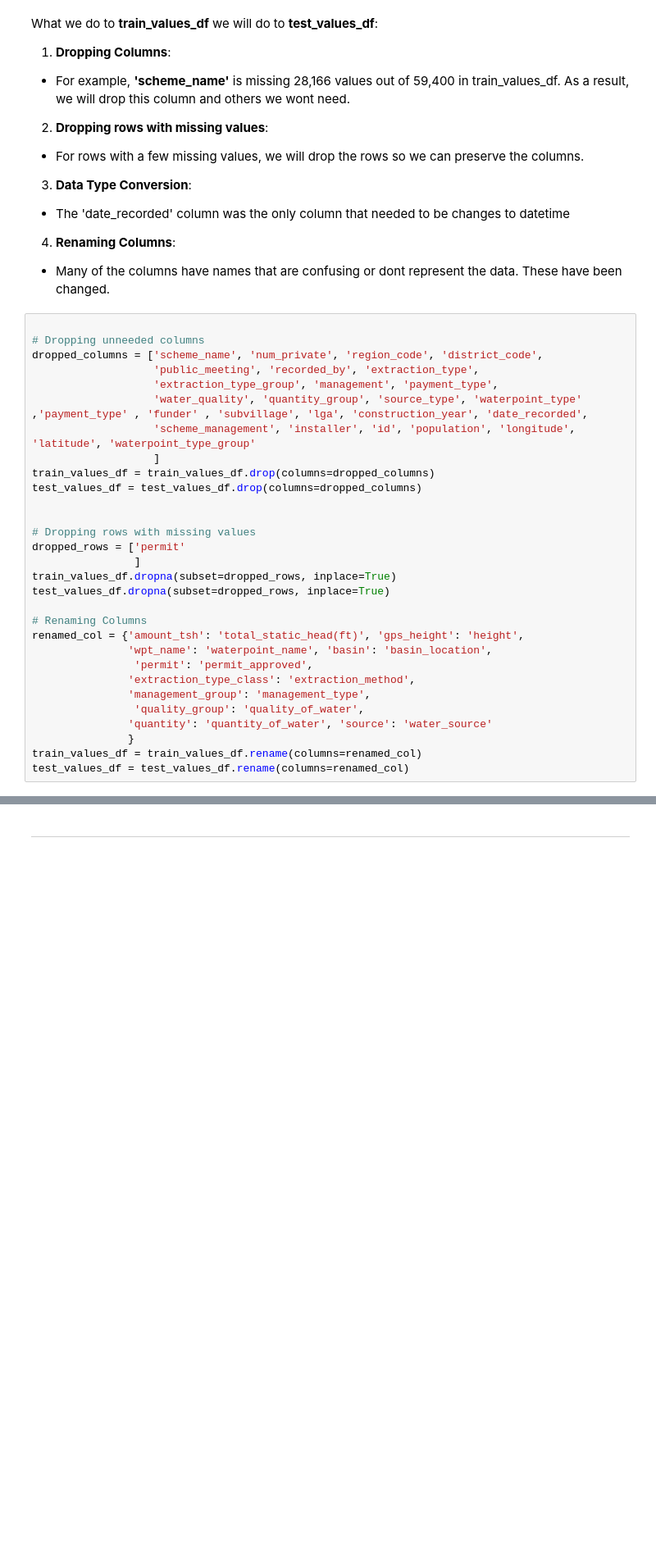
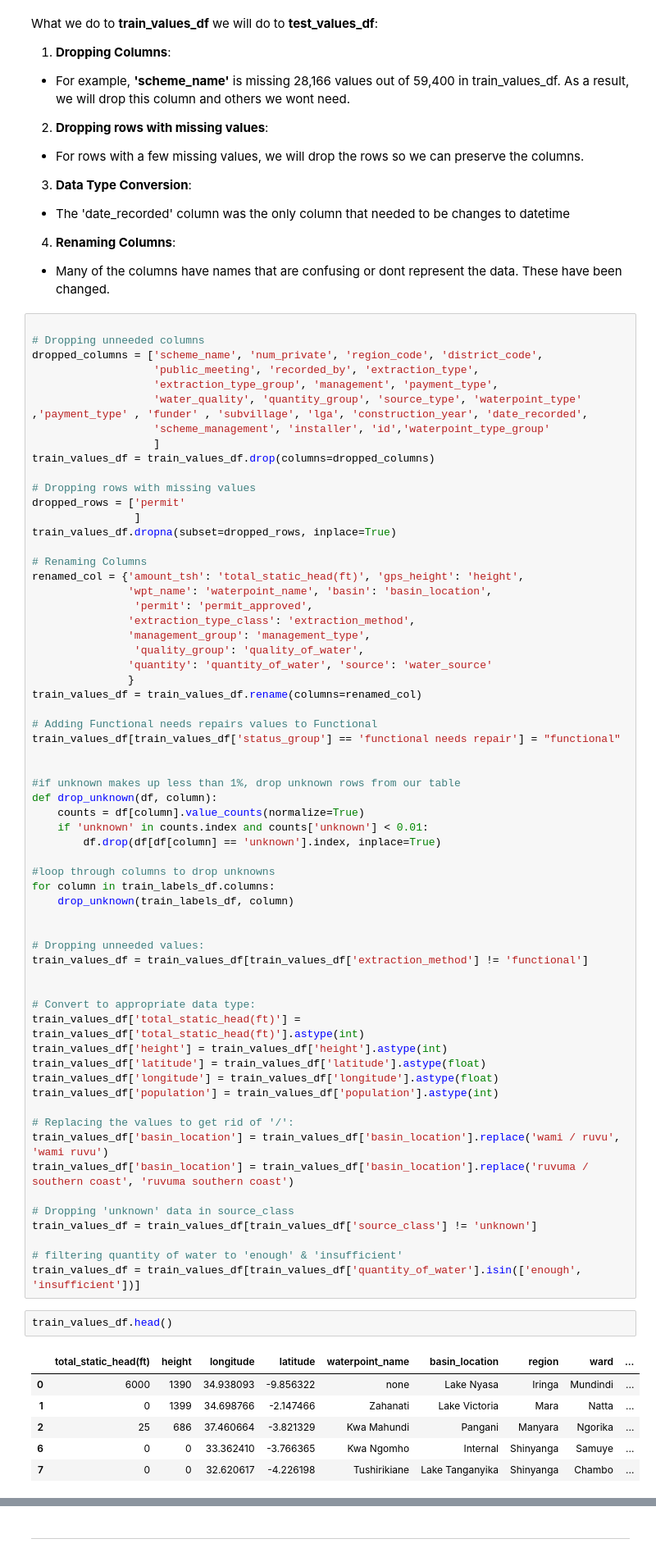
Before and after one commit to jtjohn172/Tanzanian-Water-Wells-Analysis, a Jupyter notebook: well_analysis_notebook (2).ipynb, the cells around one changed output, grey strips where cells are left out. Shown: that part at 82% size. Drawn from its saved outputs; the diff is of its cells as text; blank space fills up the shorter version.

```diff
--- a/well_analysis_notebook (2).ipynb
+++ b/well_analysis_notebook (2).ipynb
@@ -141,17 +114,14 @@ dropped_columns = ['scheme_name', 'num_private', 'region_code', 'district_code',
                    'public_meeting', 'recorded_by', 'extraction_type',
                    'extraction_type_group', 'management', 'payment_type',
                    'water_quality', 'quantity_group', 'source_type', 'waterpoint_type' ,'payment_type' , 'funder' , 'subvillage', 'lga', 'construction_year', 'date_recorded',
-                   'scheme_management', 'installer', 'id', 'population', 'longitude', 'latitude', 'waterpoint_type_group'
+                   'scheme_management', 'installer', 'id','waterpoint_type_group'
                    ]
 train_values_df = train_values_df.drop(columns=dropped_columns)
-test_values_df = test_values_df.drop(columns=dropped_columns)
-
 
 # Dropping rows with missing values
 dropped_rows = ['permit'
                 ]
 train_values_df.dropna(subset=dropped_rows, inplace=True)
-test_values_df.dropna(subset=dropped_rows, inplace=True)
 
 # Renaming Columns
 renamed_col = {'amount_tsh': 'total_static_head(ft)', 'gps_height': 'height',
@@ -163,4 +133,48 @@ renamed_col = {'amount_tsh': 'total_static_head(ft)', 'gps_height': 'height',
                'quantity': 'quantity_of_water', 'source': 'water_source'
                }
 train_values_df = train_values_df.rename(columns=renamed_col)
-test_values_df = test_values_df.rename(columns=renamed_col)
+
+# Adding Functional needs repairs values to Functional
+train_values_df[train_values_df['status_group'] == 'functional needs repair'] = "functional"
+
+
+#if unknown makes up less than 1%, drop unknown rows from our table
+def drop_unknown(df, column):
+    counts = df[column].value_counts(normalize=True)
+    if 'unknown' in counts.index and counts['unknown'] < 0.01:
+        df.drop(df[df[column] == 'unknown'].index, inplace=True)
+
+#loop through columns to drop unknowns
+for column in train_labels_df.columns:
+    drop_unknown(train_labels_df, column)
+
+
+# Dropping unneeded values:
+train_values_df = train_values_df[train_values_df['extraction_method'] != 'functional']
+
+
+# Convert to appropriate data type:
+train_values_df['total_static_head(ft)'] = train_values_df['total_static_head(ft)'].astype(int)
+train_values_df['height'] = train_values_df['height'].astype(int)
+train_values_df['latitude'] = train_values_df['latitude'].astype(float)
+train_values_df['longitude'] = train_values_df['longitude'].astype(float)
+train_values_df['population'] = train_values_df['population'].astype(int)
+
+# Replacing the values to get rid of '/':
+train_values_df['basin_location'] = train_values_df['basin_location'].replace('wami / ruvu', 'wami ruvu')
+train_values_df['basin_location'] = train_values_df['basin_location'].replace('ruvuma / southern coast', 'ruvuma southern coast')
+
+# Dropping 'unknown' data in source_class
+train_values_df = train_values_df[train_values_df['source_class'] != 'unknown']
+
+# filtering quantity of water to 'enough' & 'insufficient'
+train_values_df = train_values_df[train_values_df['quantity_of_water'].isin(['enough', 'insufficient'])]
+# %%
+train_values_df.head()
+# %% [output]
+|  | total_static_head(ft) | height | longitude | latitude | waterpoint_name | basin_location | region | ward | ... |
+| 0 | 6000 | 1390 | 34.938093 | -9.856322 | none | Lake Nyasa | Iringa | Mundindi | ... |
+| 1 | 0 | 1399 | 34.698766 | -2.147466 | Zahanati | Lake Victoria | Mara | Natta | ... |
+| 2 | 25 | 686 | 37.460664 | -3.821329 | Kwa Mahundi | Pangani | Manyara | Ngorika | ... |
+| 6 | 0 | 0 | 33.362410 | -3.766365 | Kwa Ngomho | Internal | Shinyanga | Samuye | ... |
+| 7 | 0 | 0 | 32.620617 | -4.226198 | Tushirikiane | Lake Tanganyika | Shinyanga | Chambo | ... |
```
Also changed, not shown: parts of 28 cells of this notebook.
